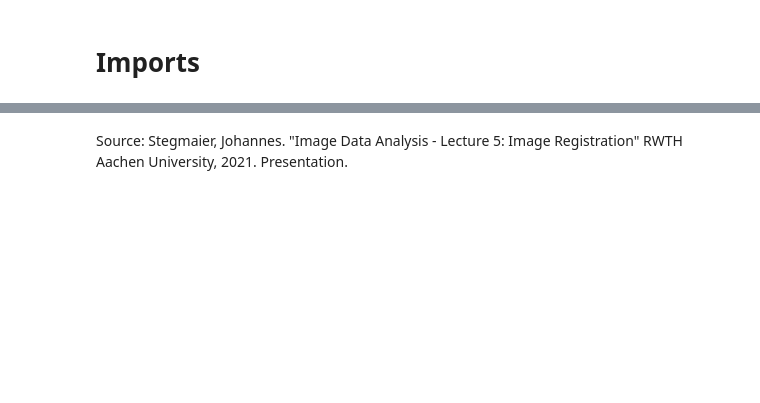
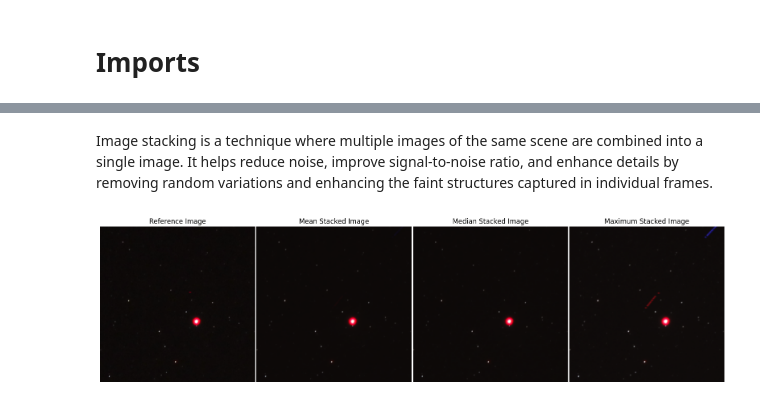
Before and after one commit to paulooctavio/astronomy, a Jupyter notebook: Image_Stacking.ipynb, the cells around one changed output, grey strips where cells are left out. Drawn from its saved outputs; the diff is of its cells as text; code cells hidden in the pictures; blank space fills up the shorter version.

Commit message:
add stacking

```diff
--- a/Image_Stacking.ipynb
+++ b/Image_Stacking.ipynb
@@ -12,2 +149,0 @@ from sklearn.neighbors import NearestNeighbors
-# %%
-plt.rcParams["figure.figsize"] = (8, 8)
@@ -32,33 +149,0 @@ plot_side_by_side(images, titles)
-# %%
-def detect_stars(image, treshold=5):
-    gray_image = cv2.cvtColor(image, cv2.COLOR_BGR2GRAY)
-    # Threshold the image to create a binary image
-    _, binary_image = cv2.threshold(gray_image, 40, 255, 0)
-
-    blob_extraction_image = image.copy()
-    # Detect connected components (blobs) in the binary image
-    num_labels, labels, stats, centroids = cv2.connectedComponentsWithStats(
-        binary_image
-    )
-    center_points = []
-    # Loop through the detected blobs and draw a circle on the output image
-    for i in range(1, num_labels):
-        if stats[i, cv2.CC_STAT_AREA] > treshold:
-            # Get the centroid of the blob
-            center = tuple(map(int, centroids[i]))
-            center_points.append(center)
-            # Find the minimum enclosing circle of the blob
-            radius, _ = cv2.minEnclosingCircle(np.argwhere(labels == i))
-            # Draw the circle on the output image
-            blob_extraction_image = cv2.circle(
-                blob_extraction_image, center, 20, (0, 255, 0), 1
-            )
-    return np.array(center_points), blob_extraction_image
-
-
-reference_point_cloud, reference_image_stars = detect_stars(reference_image)
-rotated_point_cloud, rotated_image_stars = detect_stars(rotated_image)
-
-images = [reference_image_stars, rotated_image_stars]
-titles = ["Reference image with detected stars", "Rotated image with detected stars"]
-plot_side_by_side(images, titles)
@@ -300,2 +150,2 @@ Sum of Squared Differences:  0.45114613238389323
-# %% [markdown]
-Source: Stegmaier, Johannes. "Image Data Analysis - Lecture 5: Image Registration" RWTH Aachen University, 2021. Presentation.
+# %% [markdown]
+Image stacking is a technique where multiple images of the same scene are combined into a single image. It helps reduce noise, improve signal-to-noise ratio, and enhance details by removing random variations and enhancing the faint structures captured in individual frames.
@@ -301,0 +197,10 @@ Source: Stegmaier, Johannes. "Image Data Analysis - Lecture 5: Image Registratio
+# %%
+moving_images = [cv2.imread(f"./data/stars_{i:02}.jpg")[1200:2300, 1700:2800, :] for i in range(1, 15)]
+reference_image = cv2.imread("./data/stars_00.jpg")[1200:2300, 1700:2800, :]
+stacked_images = stack_images(moving_images, reference_image, stacking_mode='mean')
+
+images = [zoom_image(stacked_image, 2.5, coord=(400, 350)).astype(int) for stacked_image in (reference_image,) + stacked_images]
+titles = ["Reference Image", "Mean Stacked Image", "Median Stacked Image", "Maximum Stacked Image"]
+plot_side_by_side(images, titles)
+# %% [output]
+[figure, added]
```
Also changed, not shown: parts of 13 cells of this notebook.
